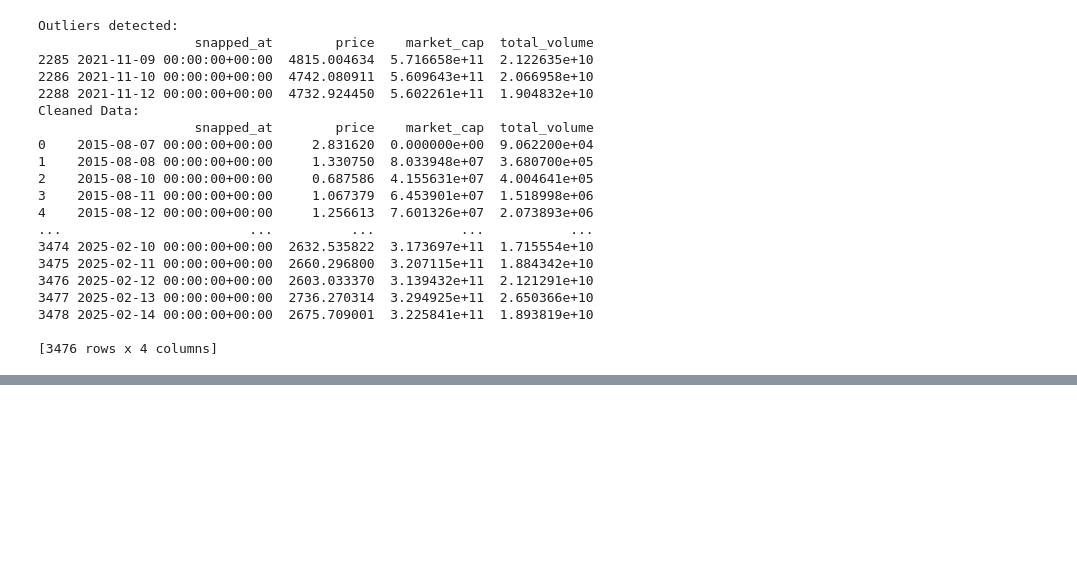
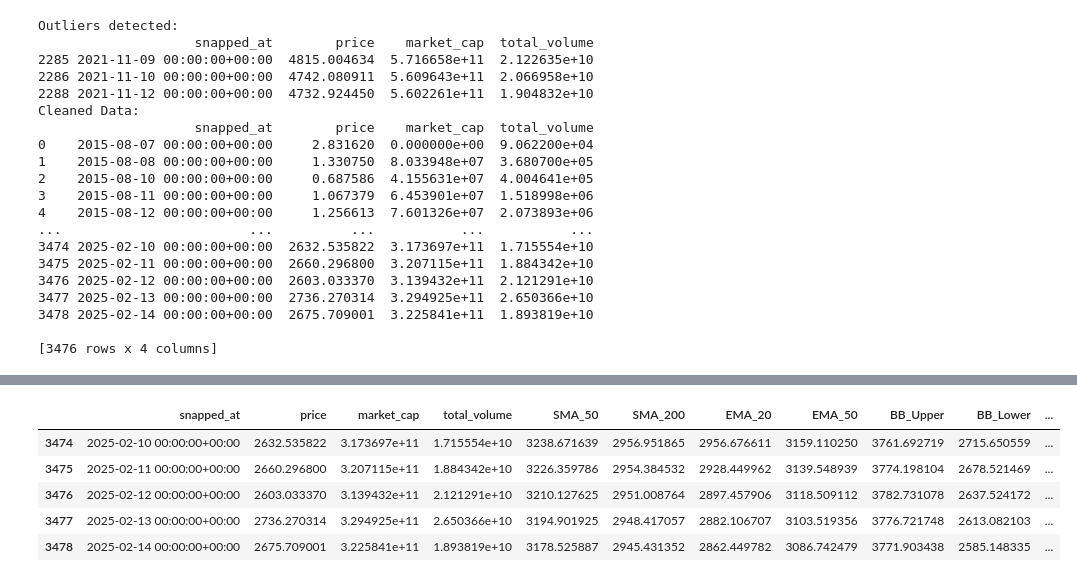
Before and after one commit to SaiTejaBorgam/Data-Science-Project, a Jupyter notebook: Project code.ipynb, the cells around one changed output, grey strips where cells are left out. Cells and saved outputs as stored; diff of their text form; code cells hidden in the pictures; blank space fills up the shorter version.

```diff
--- a/Project code.ipynb
+++ b/Project code.ipynb
@@ -359,0 +400,9 @@ Ethereum_afterclean.tail()
+# %%
+Ethereum_TI.tail()
+# %% [output]
+|  | snapped_at | price | market_cap | total_volume | SMA_50 | SMA_200 | EMA_20 | EMA_50 | BB_Upper | BB_Lower | ... |
+| 3474 | 2025-02-10 00:00:00+00:00 | 2632.535822 | 3.173697e+11 | 1.715554e+10 | 3238.671639 | 2956.951865 | 2956.676611 | 3159.110250 | 3761.692719 | 2715.650559 | ... |
+| 3475 | 2025-02-11 00:00:00+00:00 | 2660.296800 | 3.207115e+11 | 1.884342e+10 | 3226.359786 | 2954.384532 | 2928.449962 | 3139.548939 | 3774.198104 | 2678.521469 | ... |
+| 3476 | 2025-02-12 00:00:00+00:00 | 2603.033370 | 3.139432e+11 | 2.121291e+10 | 3210.127625 | 2951.008764 | 2897.457906 | 3118.509112 | 3782.731078 | 2637.524172 | ... |
+| 3477 | 2025-02-13 00:00:00+00:00 | 2736.270314 | 3.294925e+11 | 2.650366e+10 | 3194.901925 | 2948.417057 | 2882.106707 | 3103.519356 | 3776.721748 | 2613.082103 | ... |
+| 3478 | 2025-02-14 00:00:00+00:00 | 2675.709001 | 3.225841e+11 | 1.893819e+10 | 3178.525887 | 2945.431352 | 2862.449782 | 3086.742479 | 3771.903438 | 2585.148335 | ... |
```
Also changed, not shown: parts of 25 cells of this notebook.
